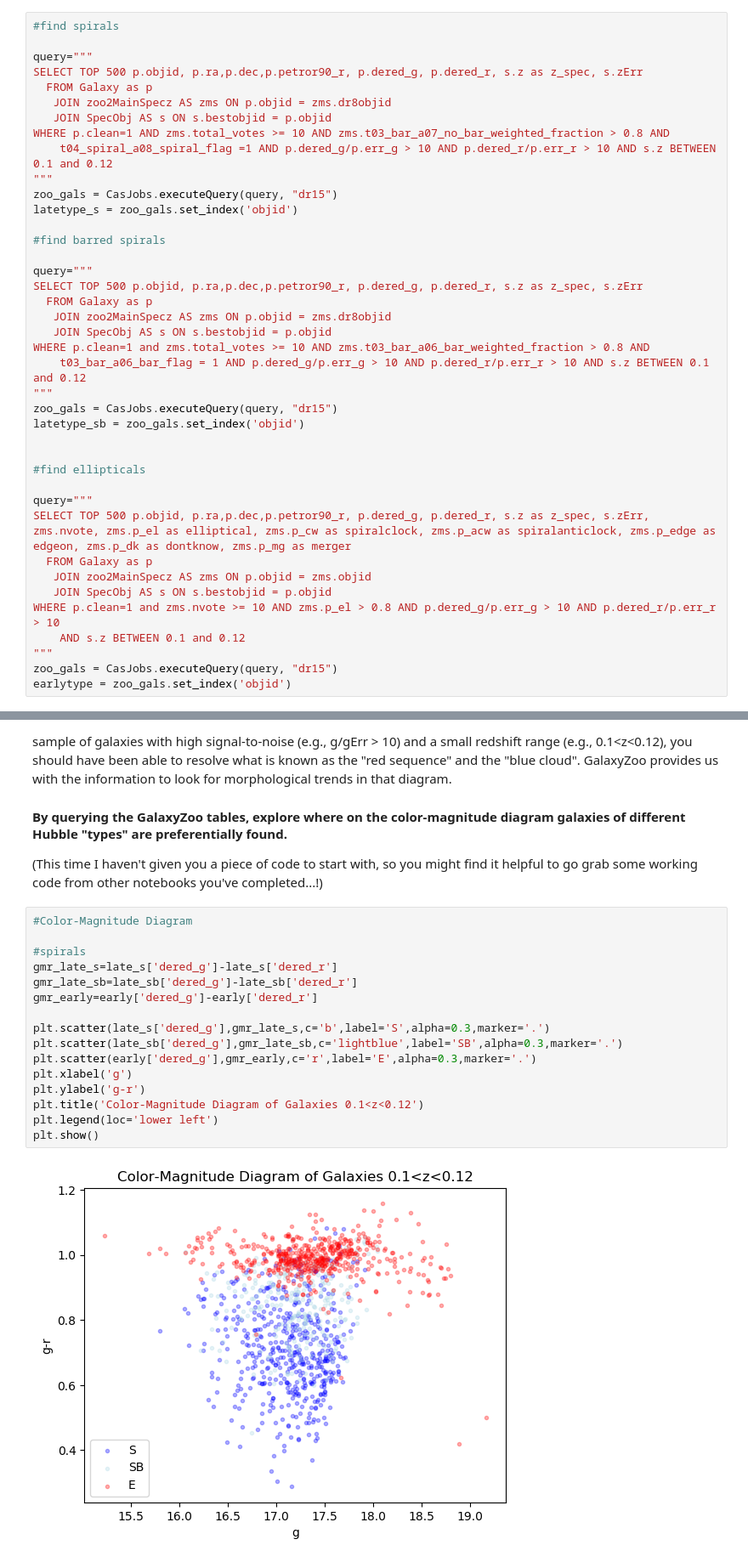
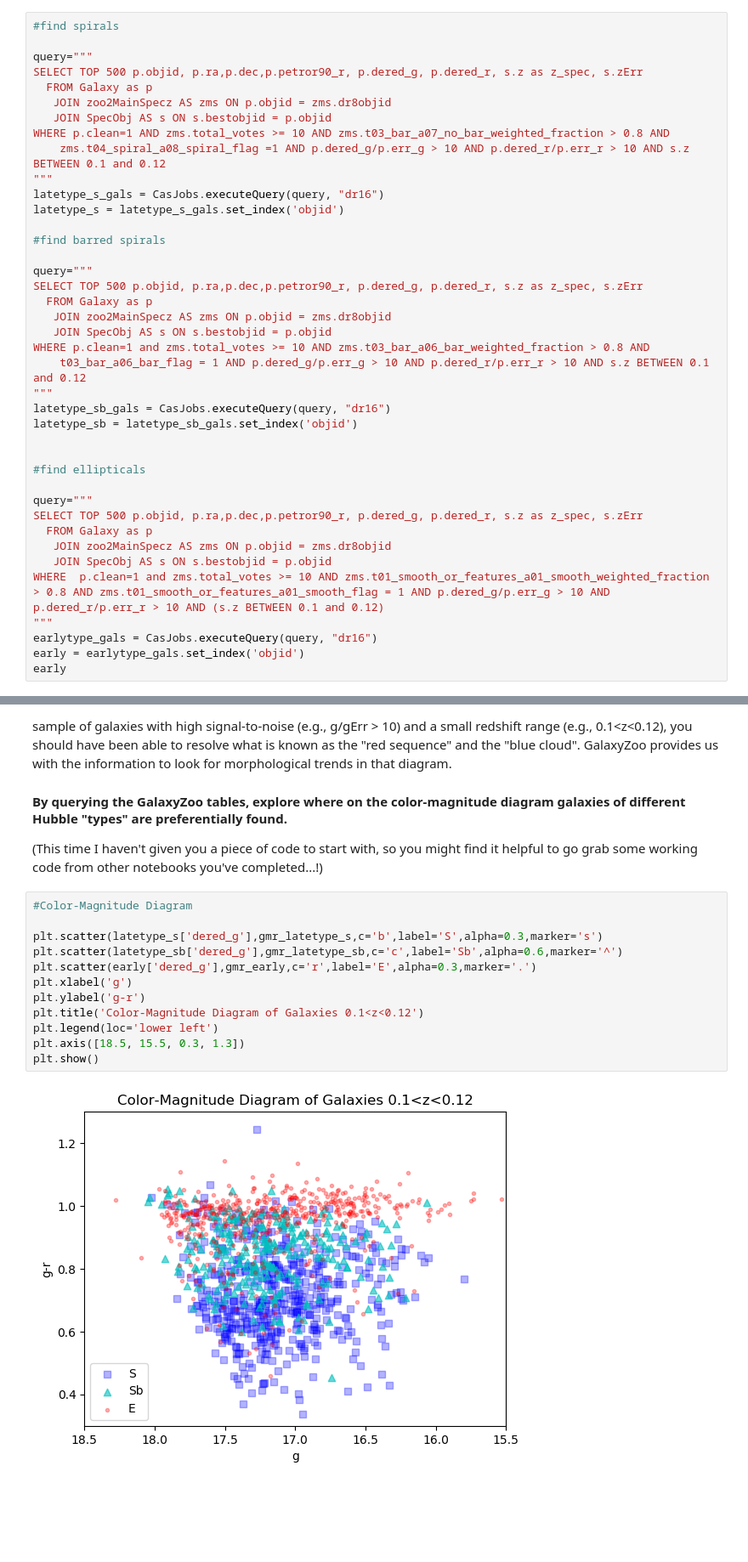
Before and after one commit to brittlundgren/ASTR420, a Jupyter notebook: HW_tutorial_4_soln.ipynb, the cells around one changed output, grey strips where cells are left out. Shown at 85% size. Drawn from its saved outputs; the diff is of its cells as text; blank space fills up the shorter version.

```diff
--- a/HW_tutorial_4_soln.ipynb
+++ b/HW_tutorial_4_soln.ipynb
@@ -122,10 +122,10 @@ SELECT TOP 500 p.objid, p.ra,p.dec,p.petror90_r, p.dered_g, p.dered_r, s.z as z_
    JOIN zoo2MainSpecz AS zms ON p.objid = zms.dr8objid
    JOIN SpecObj AS s ON s.bestobjid = p.objid
 WHERE p.clean=1 AND zms.total_votes >= 10 AND zms.t03_bar_a07_no_bar_weighted_fraction > 0.8 AND
-    t04_spiral_a08_spiral_flag =1 AND p.dered_g/p.err_g > 10 AND p.dered_r/p.err_r > 10 AND s.z BETWEEN 0.1 and 0.12
+    zms.t04_spiral_a08_spiral_flag =1 AND p.dered_g/p.err_g > 10 AND p.dered_r/p.err_r > 10 AND s.z BETWEEN 0.1 and 0.12
 """
-zoo_gals = CasJobs.executeQuery(query, "dr15")
-latetype_s = zoo_gals.set_index('objid')
+latetype_s_gals = CasJobs.executeQuery(query, "dr16")
+latetype_s = latetype_s_gals.set_index('objid')
 
 #find barred spirals
 
@@ -137,20 +137,20 @@ SELECT TOP 500 p.objid, p.ra,p.dec,p.petror90_r, p.dered_g, p.dered_r, s.z as z_
 WHERE p.clean=1 and zms.total_votes >= 10 AND zms.t03_bar_a06_bar_weighted_fraction > 0.8 AND
     t03_bar_a06_bar_flag = 1 AND p.dered_g/p.err_g > 10 AND p.dered_r/p.err_r > 10 AND s.z BETWEEN 0.1 and 0.12
 """
-zoo_gals = CasJobs.executeQuery(query, "dr15")
-latetype_sb = zoo_gals.set_index('objid')
+latetype_sb_gals = CasJobs.executeQuery(query, "dr16")
+latetype_sb = latetype_sb_gals.set_index('objid')
 
 
 #find ellipticals
 
 query="""
-SELECT TOP 500 p.objid, p.ra,p.dec,p.petror90_r, p.dered_g, p.dered_r, s.z as z_spec, s.zErr, zms.nvote, zms.p_el as elliptical, zms.p_cw as spiralclock, zms.p_acw as spiralanticlock, zms.p_edge as edgeon, zms.p_dk as dontknow, zms.p_mg as merger
+SELECT TOP 500 p.objid, p.ra,p.dec,p.petror90_r, p.dered_g, p.dered_r, s.z as z_spec, s.zErr
   FROM Galaxy as p
-   JOIN zoo2MainSpecz AS zms ON p.objid = zms.objid
+   JOIN zoo2MainSpecz AS zms ON p.objid = zms.dr8objid
    JOIN SpecObj AS s ON s.bestobjid = p.objid
-WHERE p.clean=1 and zms.nvote >= 10 AND zms.p_el > 0.8 AND p.dered_g/p.err_g > 10 AND p.dered_r/p.err_r > 10
-    AND s.z BETWEEN 0.1 and 0.12
+WHERE  p.clean=1 and zms.total_votes >= 10 AND zms.t01_smooth_or_features_a01_smooth_weighted_fraction > 0.8 AND zms.t01_smooth_or_features_a01_smooth_flag = 1 AND p.dered_g/p.err_g > 10 AND p.dered_r/p.err_r > 10 AND (s.z BETWEEN 0.1 and 0.12)
 """
-zoo_gals = CasJobs.executeQuery(query, "dr15")
-earlytype = zoo_gals.set_index('objid')
+earlytype_gals = CasJobs.executeQuery(query, "dr16")
+early = earlytype_gals.set_index('objid')
+early
 # %% [output]
@@ -185,18 +220,14 @@ Earlier in this course you made a version of the [galaxy color-magnitude diagram
 # %%
 #Color-Magnitude Diagram
 
-#spirals
-gmr_late_s=late_s['dered_g']-late_s['dered_r']
-gmr_late_sb=late_sb['dered_g']-late_sb['dered_r']
-gmr_early=early['dered_g']-early['dered_r']
-
-plt.scatter(late_s['dered_g'],gmr_late_s,c='b',label='S',alpha=0.3,marker='.')
-plt.scatter(late_sb['dered_g'],gmr_late_sb,c='lightblue',label='SB',alpha=0.3,marker='.')
+plt.scatter(latetype_s['dered_g'],gmr_latetype_s,c='b',label='S',alpha=0.3,marker='s')
+plt.scatter(latetype_sb['dered_g'],gmr_latetype_sb,c='c',label='Sb',alpha=0.6,marker='^')
 plt.scatter(early['dered_g'],gmr_early,c='r',label='E',alpha=0.3,marker='.')
 plt.xlabel('g')
 plt.ylabel('g-r')
 plt.title('Color-Magnitude Diagram of Galaxies 0.1<z<0.12')
 plt.legend(loc='lower left')
+plt.axis([18.5, 15.5, 0.3, 1.3])
 plt.show()
 # %% [output]
-[figure, old version]
+[figure, new version]
```
Also changed, not shown: parts of 21 cells of this notebook.
